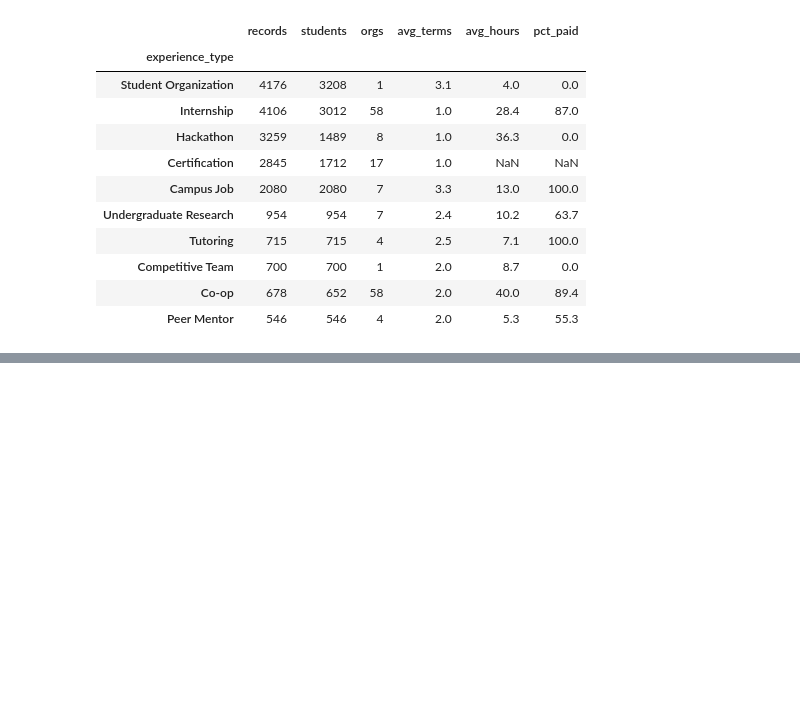
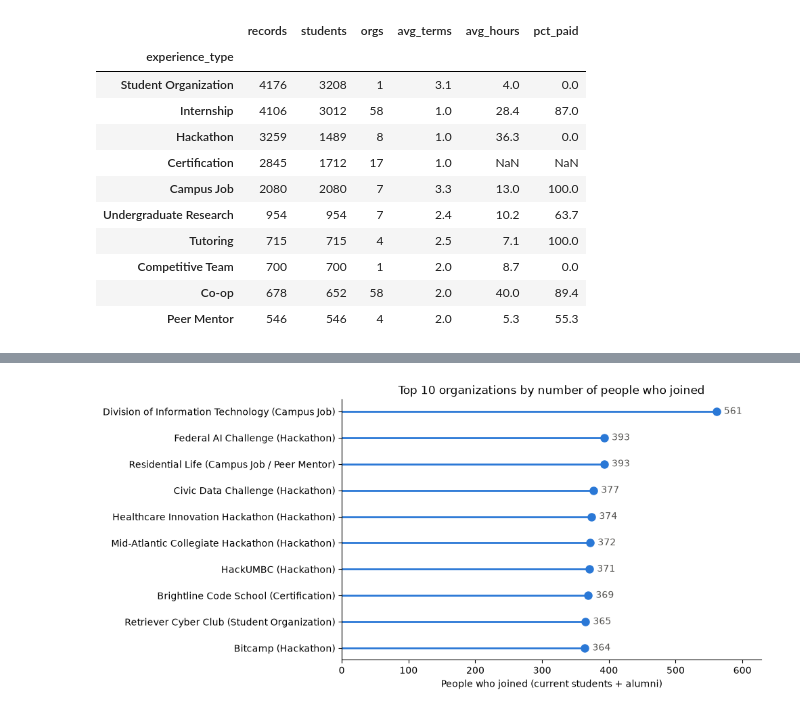
Before and after one commit to WestphalianFresco/TSWhackUMBC, a Jupyter notebook: file.ipynb, the cells around one changed output, grey strips where cells are left out. Drawn from its saved outputs; the diff is of its cells as text; code cells hidden in the pictures; blank space fills up the shorter version.

```diff
--- a/file.ipynb
+++ b/file.ipynb
@@ -90,0 +130,20 @@ plt.show()
+# %%
+# Chart: top 10 organizations by number of people who joined (current + alumni), lollipop
+# clubs and competitive teams all list organization = "UMBC", so use their activity name instead
+org = stuExp["organization"].where(stuExp["organization"] != "UMBC", stuExp["experience_name"])
+orgPeople = stuExp.groupby(org).agg(people=("campus_id", "nunique"),
+                                    kind=("experience_type", lambda s: " / ".join(s.unique())))
+top10People = orgPeople.nlargest(10, "people")[::-1]   # reversed so #1 is on top
+y = [f"{o} ({k})" for o, k in top10People["kind"].items()]
+
+fig, ax = plt.subplots(figsize=(8, 5))
+ax.hlines(y, 0, top10People["people"], color="#2a78d6", linewidth=2)
+ax.scatter(top10People["people"], y, color="#2a78d6", s=64, zorder=3)
+for yi, v in zip(y, top10People["people"]):
+    ax.annotate(f"{v}", (v, yi), xytext=(8, 0), textcoords="offset points", va="center", color="#52514e")
+ax.set(xlim=(0, top10People["people"].max() * 1.12), xlabel="People who joined (current students + alumni)",
+       title="Top 10 organizations by number of people who joined")
+ax.spines[["top", "right"]].set_visible(False)
+plt.show()
+# %% [output]
+[figure, added]
```
Also changed, not shown: parts of 20 cells of this notebook, 4 other files.
